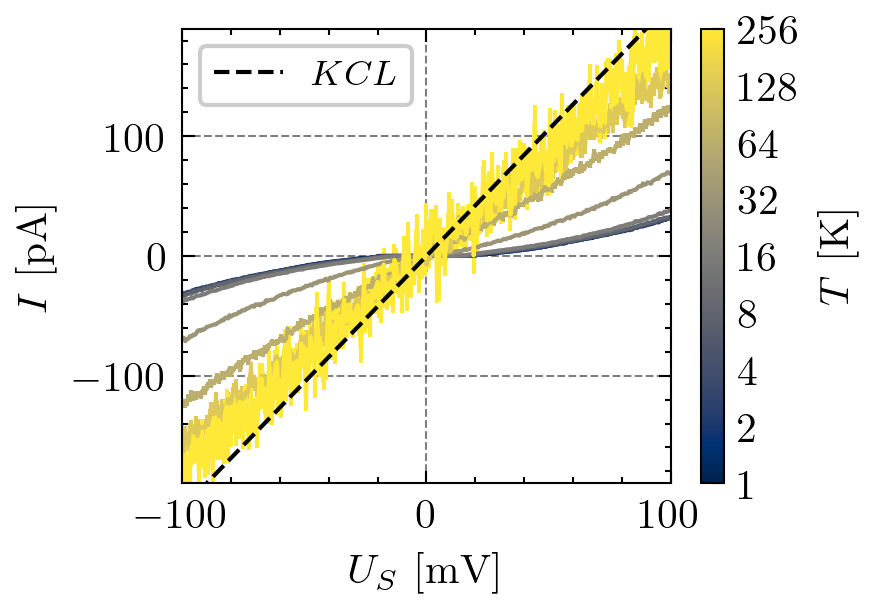
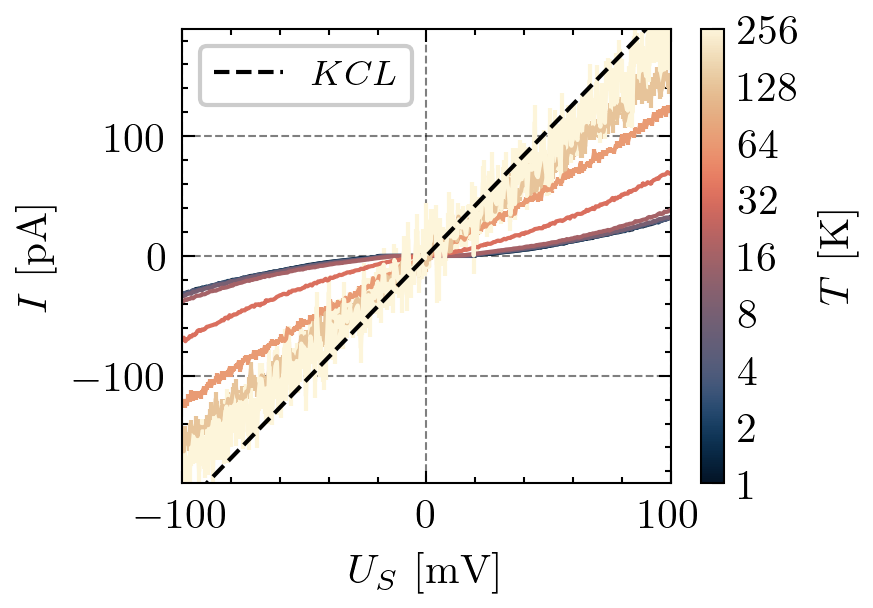
The change to this notebook cell's code, shown as a diff; its figure went from the first image to the second:
--- before
+++ after
@@ -10,5 +10,5 @@
     y   = df['Observable'].values*1e-6
     y_e = df['Error'].values*1e-6
-    _ = ax.errorbar(x, y, y_e, color=cmap(norm(T)))
+    _ = ax.errorbar(x, y, y_e, color=cmaps.lipari(norm(T)))
 
 _   = ax.plot(V_I_PLOT, I_ohm*1e12, zorder=10, color='black', label='$KCL$', ls='--')
@@ -19,5 +19,5 @@
 _   = ax.set_ylim(-190,190)
 
-sm      = plt.cm.ScalarMappable(cmap=cmap, norm=norm)
+sm      = plt.cm.ScalarMappable(cmap=cmaps.lipari, norm=norm)
 cbar    = fig.colorbar(sm, ax=ax)
 _       = cbar.set_label("$T~[\mathrm{K}]$")

Commit: .